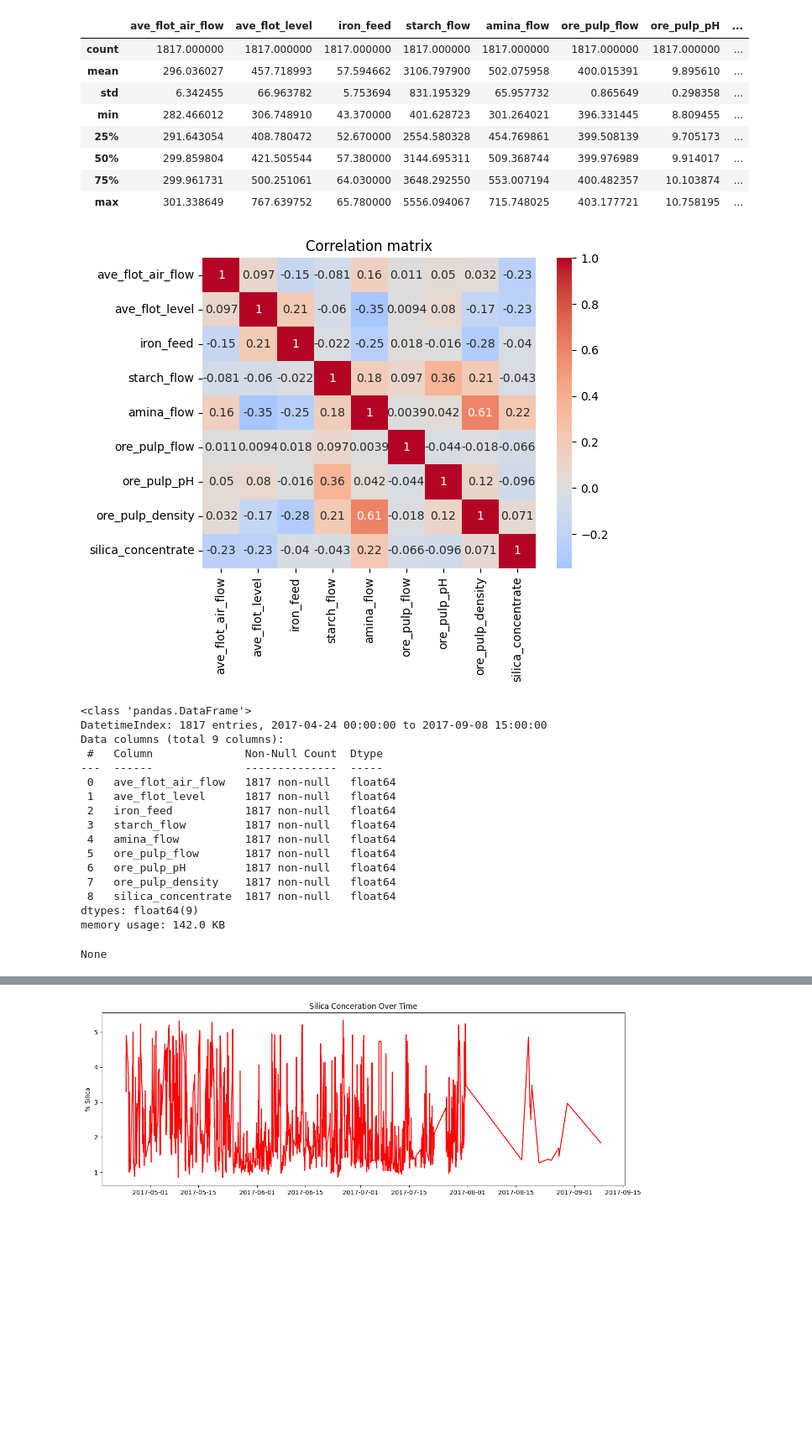
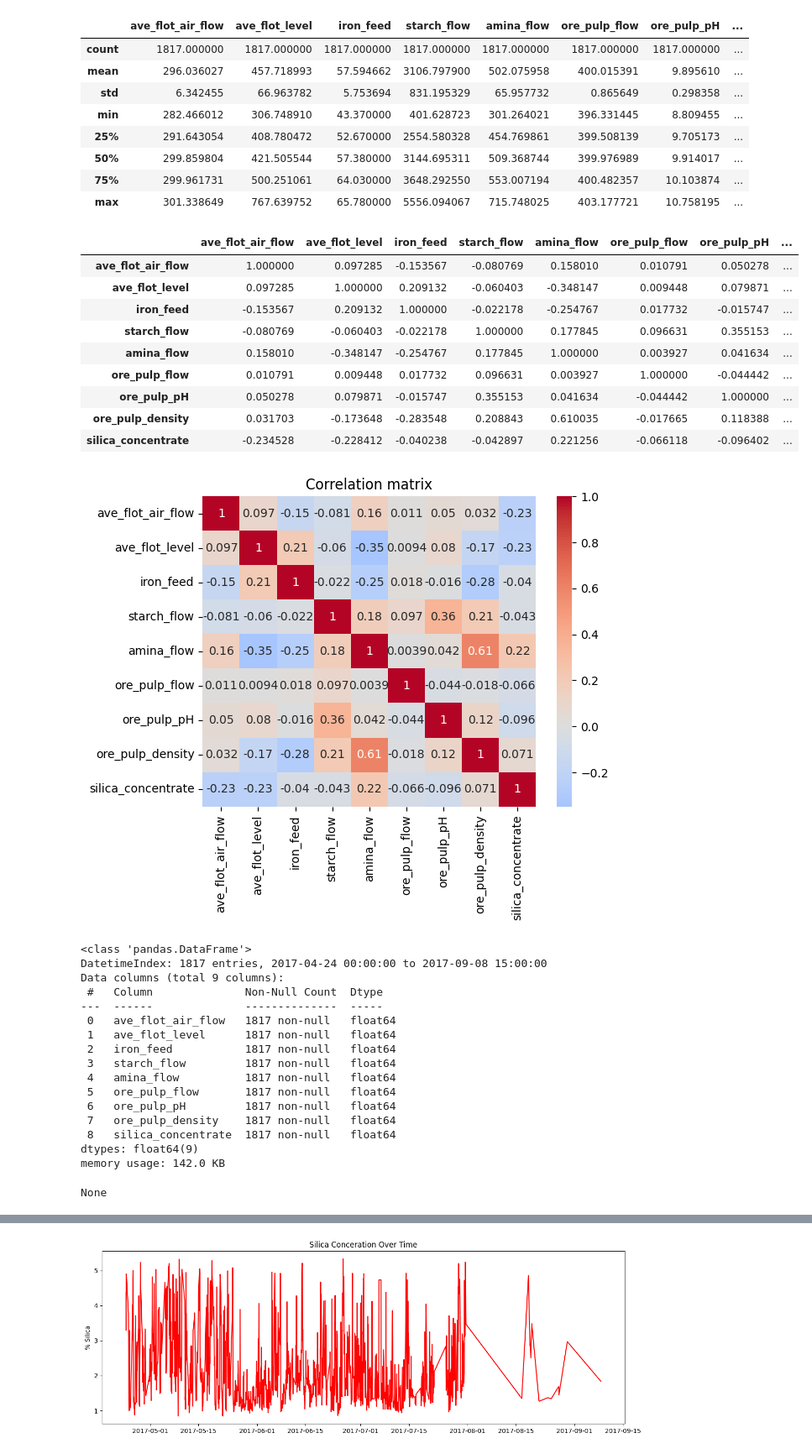
Before and after one commit to knanw/examen-dvc, a Jupyter notebook: notebooks/1.0-initial-data-exploration.ipynb, the cells around one changed output, grey strips where cells are left out. Shown at 84% size. Saved outputs shown, nothing was run; the diff lists cells and outputs as text; code cells hidden in the pictures; blank space fills up the shorter version.

```diff
--- a/notebooks/1.0-initial-data-exploration.ipynb
+++ b/notebooks/1.0-initial-data-exploration.ipynb
@@ -77,15 +77,26 @@ df_minerals.describe()
 # %%
 df_minerals['date'] = pd.to_datetime(df_minerals['date'])
 df_minerals.set_index('date', inplace=True)
 
 correlation_matrix = df_minerals.corr()
+display(correlation_matrix)
 sns.heatmap(correlation_matrix, annot=True, cmap='coolwarm', center=0)
 plt.title('Correlation matrix')
 plt.show()
 
 #schlechteste correlation: ave_flot_air_flow, ave_flot_level ?
 display(df_minerals.info())
 # %% [output]
+|  | ave_flot_air_flow | ave_flot_level | iron_feed | starch_flow | amina_flow | ore_pulp_flow | ore_pulp_pH | ... |
+| ave_flot_air_flow | 1.000000 | 0.097285 | -0.153567 | -0.080769 | 0.158010 | 0.010791 | 0.050278 | ... |
+| ave_flot_level | 0.097285 | 1.000000 | 0.209132 | -0.060403 | -0.348147 | 0.009448 | 0.079871 | ... |
+| iron_feed | -0.153567 | 0.209132 | 1.000000 | -0.022178 | -0.254767 | 0.017732 | -0.015747 | ... |
+| starch_flow | -0.080769 | -0.060403 | -0.022178 | 1.000000 | 0.177845 | 0.096631 | 0.355153 | ... |
+| amina_flow | 0.158010 | -0.348147 | -0.254767 | 0.177845 | 1.000000 | 0.003927 | 0.041634 | ... |
+| ore_pulp_flow | 0.010791 | 0.009448 | 0.017732 | 0.096631 | 0.003927 | 1.000000 | -0.044442 | ... |
+| ore_pulp_pH | 0.050278 | 0.079871 | -0.015747 | 0.355153 | 0.041634 | -0.044442 | 1.000000 | ... |
+| ore_pulp_density | 0.031703 | -0.173648 | -0.283548 | 0.208843 | 0.610035 | -0.017665 | 0.118388 | ... |
+| silica_concentrate | -0.234528 | -0.228412 | -0.040238 | -0.042897 | 0.221256 | -0.066118 | -0.096402 | ... |
 [figure]
 <class 'pandas.DataFrame'>
 DatetimeIndex: 1817 entries, 2017-04-24 00:00:00 to 2017-09-08 15:00:00
```
Also changed, not shown: parts of 1 cell of this notebook, 13 other files.
